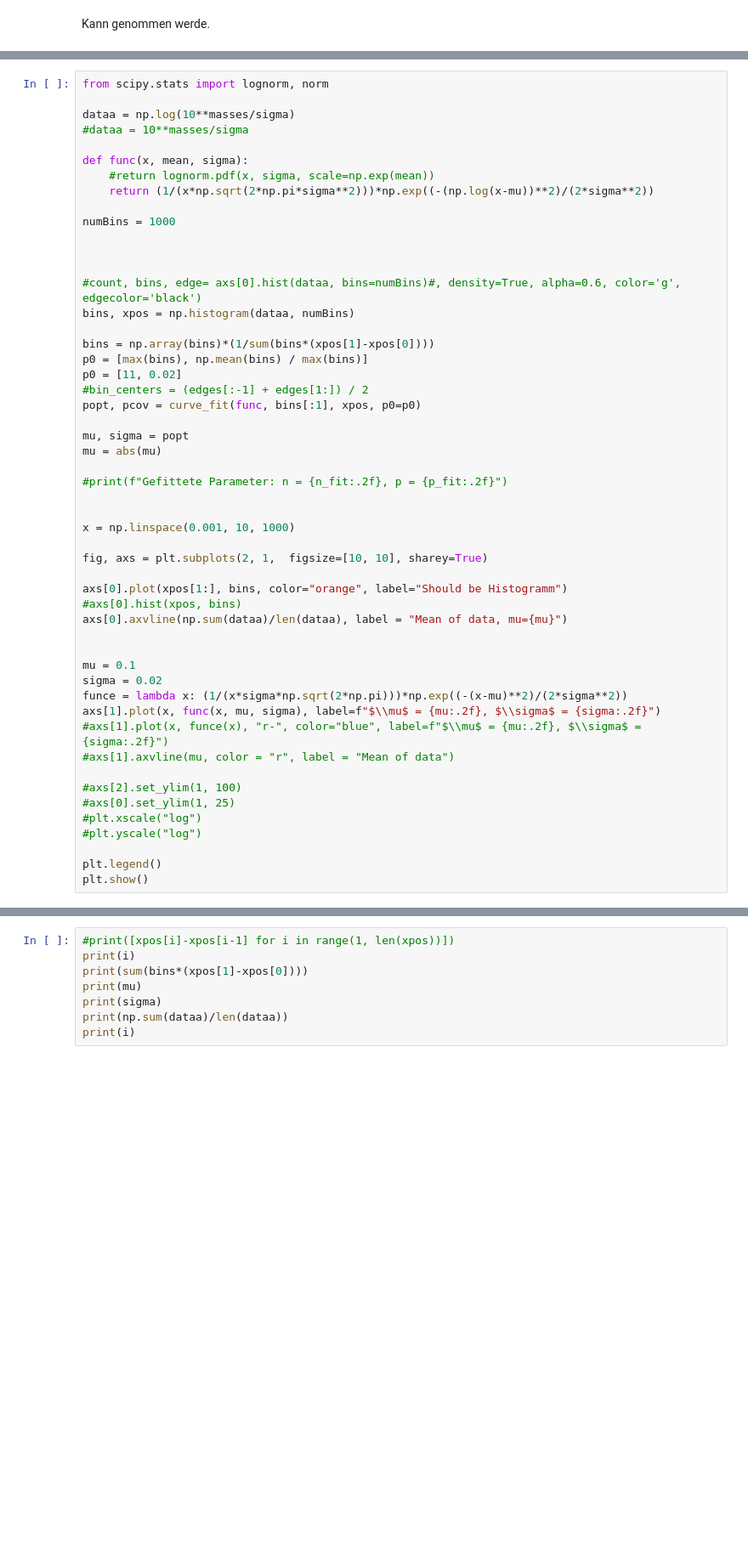
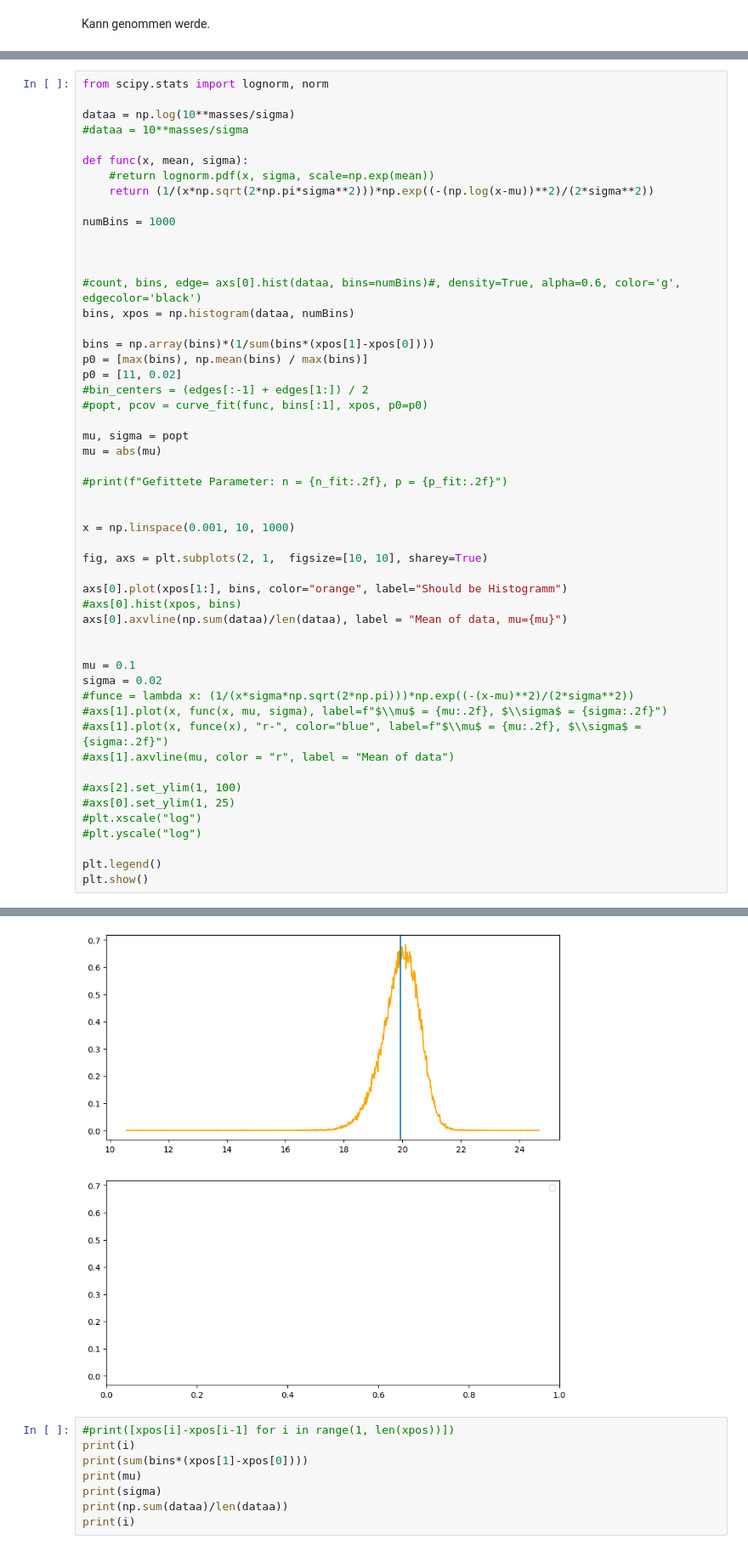
Before and after one commit to MonkeyTreeLover/M-Sigma-Relation, a Jupyter notebook: Arthur/DataTest_v2.ipynb, the cells around one changed output, grey strips where cells are left out. Shown at 85% size. Saved outputs shown, nothing was run; the diff lists cells and outputs as text; blank space fills up the shorter version.

```diff
--- a/Arthur/DataTest_v2.ipynb
+++ b/Arthur/DataTest_v2.ipynb
@@ -207,7 +207,7 @@ bins = np.array(bins)*(1/sum(bins*(xpos[1]-xpos[0])))
 p0 = [max(bins), np.mean(bins) / max(bins)]
 p0 = [11, 0.02]
 #bin_centers = (edges[:-1] + edges[1:]) / 2
-popt, pcov = curve_fit(func, bins[:1], xpos, p0=p0)
+#popt, pcov = curve_fit(func, bins[:1], xpos, p0=p0)
 
 mu, sigma = popt
 mu = abs(mu)
@@ -226,8 +226,8 @@ axs[0].axvline(np.sum(dataa)/len(dataa), label = "Mean of data, mu={mu}")
 
 mu = 0.1
 sigma = 0.02
-funce = lambda x: (1/(x*sigma*np.sqrt(2*np.pi)))*np.exp((-(x-mu)**2)/(2*sigma**2))
-axs[1].plot(x, func(x, mu, sigma), label=f"$\\mu$ = {mu:.2f}, $\\sigma$ = {sigma:.2f}")
+#funce = lambda x: (1/(x*sigma*np.sqrt(2*np.pi)))*np.exp((-(x-mu)**2)/(2*sigma**2))
+#axs[1].plot(x, func(x, mu, sigma), label=f"$\\mu$ = {mu:.2f}, $\\sigma$ = {sigma:.2f}")
 #axs[1].plot(x, funce(x), "r-", color="blue", label=f"$\\mu$ = {mu:.2f}, $\\sigma$ = {sigma:.2f}")
 #axs[1].axvline(mu, color = "r", label = "Mean of data")
 
@@ -243,3 +243,4 @@ RuntimeError: Optimal parameters not found: Number of calls to function has reac
+[figure, added]
 # %%
 #print([xpos[i]-xpos[i-1] for i in range(1, len(xpos))])
 print(i)
```
Also changed, not shown: parts of 1 cell of this notebook, 13 other files.
